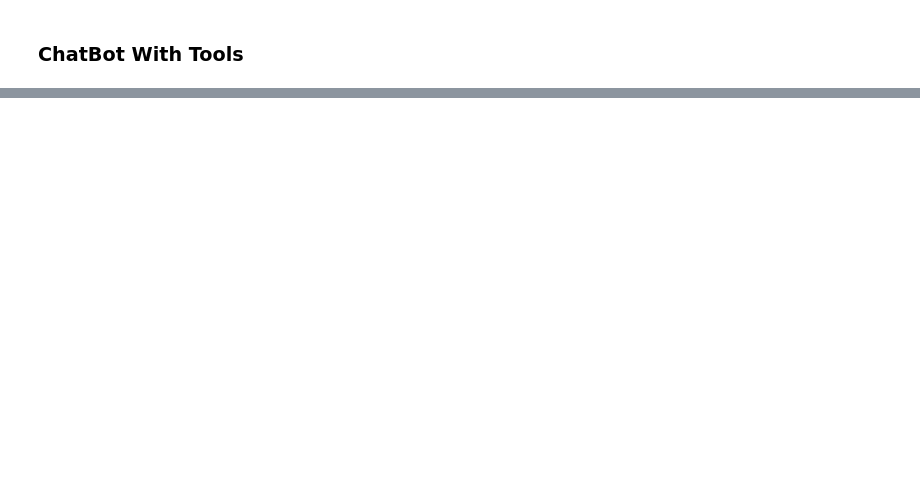
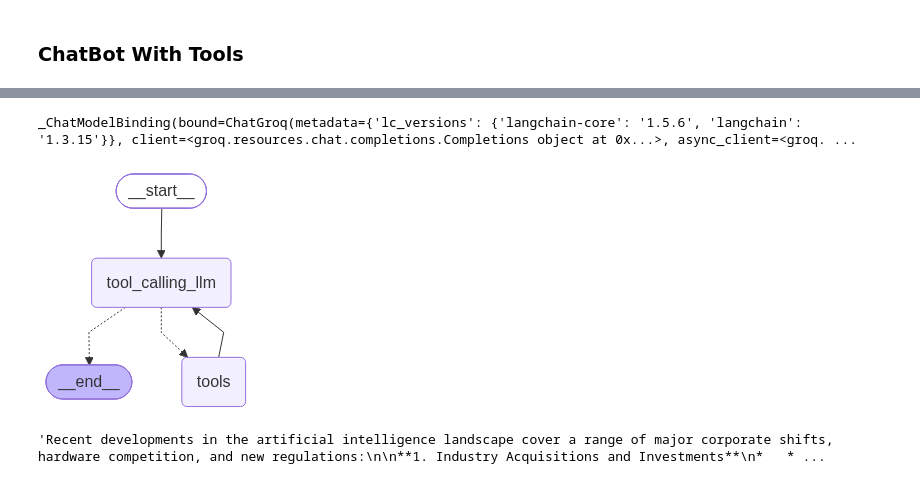
Before and after one commit to kamal2283/AgenticLangraph, a Jupyter notebook: 1-BasicChatbot/1-basicchatbot.ipynb, the cells around one changed output, grey strips where cells are left out. Cells and saved outputs as stored; diff of their text form; code cells hidden in the pictures; blank space fills up the shorter version.

```diff
--- a/1-BasicChatbot/1-basicchatbot.ipynb
+++ b/1-BasicChatbot/1-basicchatbot.ipynb
@@ -104,0 +127,51 @@ Hi! I'm doing well, thank you for asking. How are you doing? Is there anything I
+# %%
+## custom function
+def multiply(a:int,b:int)->int:
+    """
+    Multiplies two integers and returns the result.
+
+    Args:
+        a (int): The first integer.
+        b (int): The second integer.
+
+    Returns:
+        int: The product of the two integers.
+    """
+    return a * b
+# %%
+tools=[tool,multiply]
+# %%
+llm_with_tool=llm.bind_tools(tools)
+# %%
+llm_with_tool
+# %% [output]
+_ChatModelBinding(bound=ChatGroq(metadata={'lc_versions': {'langchain-core': '1.5.6', 'langchain': '1.3.15'}}, client=<groq.resources.chat.completions.Completions object at 0x...>, async_client=<groq. ...
+# %%
+## Stategraph
+from langgraph.graph import StateGraph,START,END
+from langgraph.prebuilt import ToolNode
+from langgraph.prebuilt import tools_condition
+from IPython.display import Image,display
+
+## Node definition
+def tool_calling_llm(state:State):
+    return {"messages": [llm_with_tool.invoke(state["messages"])]}
+
+## Graph
+builder=StateGraph(State)
+builder.add_node("tool_calling_llm", tool_calling_llm)
+builder.add_node("tools",ToolNode(tools))
+
+## Adding Edges
+builder.add_edge(START,"tool_calling_llm")
+# If the latest message (result) from assistant is a tool call -> tools_condition route to tools
+# If the latest message (result) from assistant is not a tool call -> tools_condition route to END
+builder.add_conditional_edges("tool_calling_llm", tools_condition)
+builder.add_edge("tools","tool_calling_llm")
+
+## compile the graph
+graph=builder.compile()
+
+display(Image(graph.get_graph().draw_mermaid_png()))
+# %% [output]
+[figure, added]
@@ -104,0 +180,4 @@ Hi! I'm doing well, thank you for asking. How are you doing? Is there anything I
+# %%
+response["messages"][-1].content
+# %% [output]
+'Recent developments in the artificial intelligence landscape cover a range of major corporate shifts, hardware competition, and new regulations:\n\n**1. Industry Acquisitions and Investments**\n*   * ...
```
Also changed, not shown: parts of 4 cells of this notebook, 3 other files.
